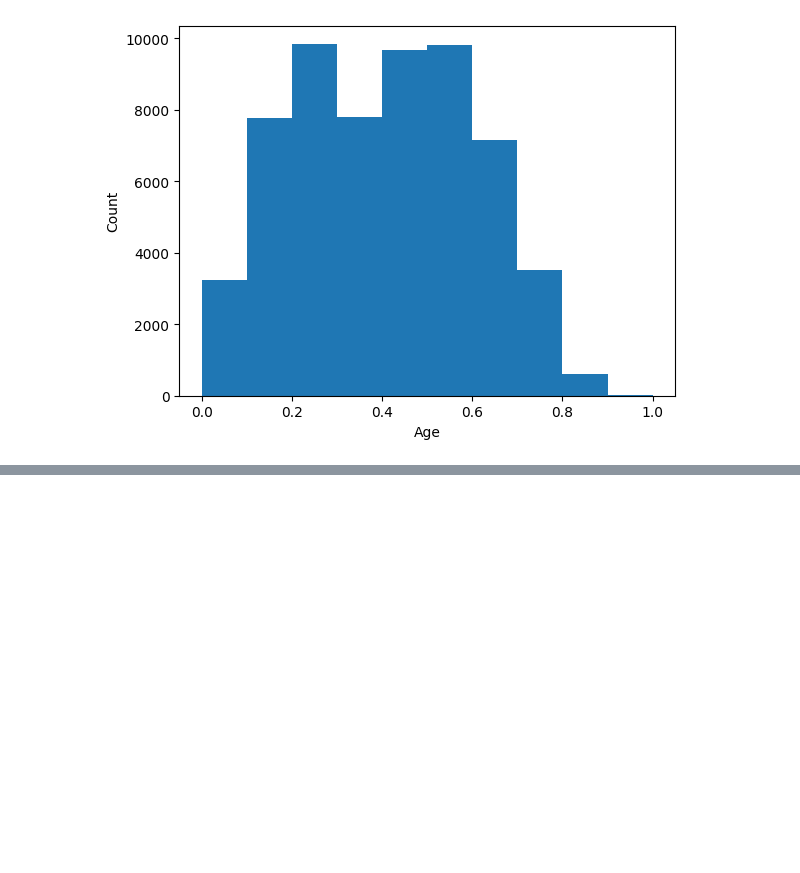
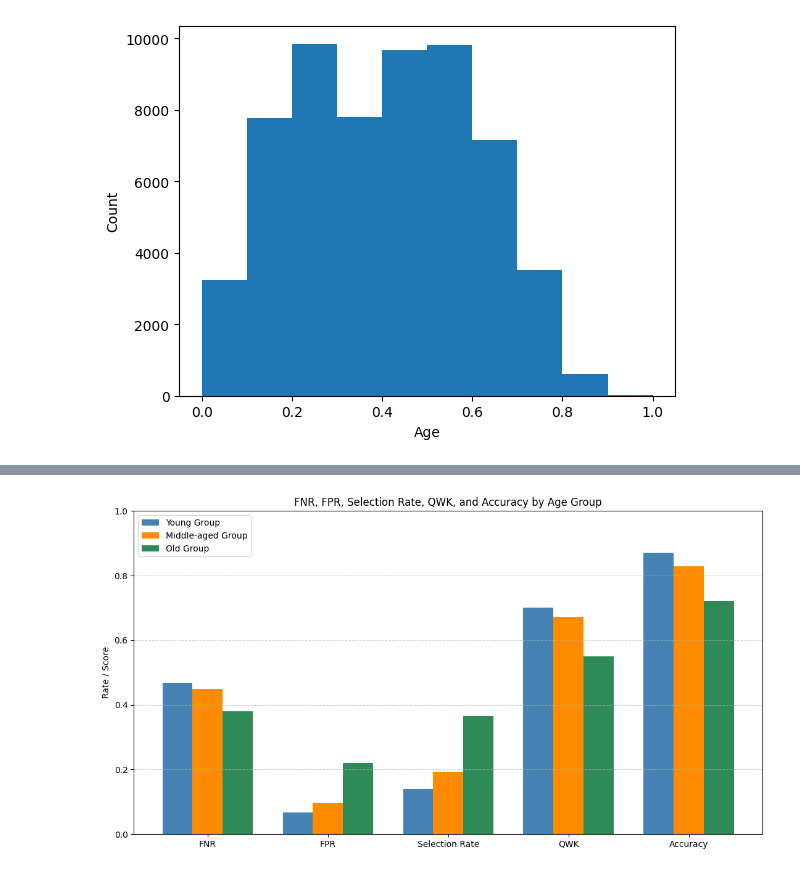
Before and after one commit to Ja-Tink/kaggle-prudential, a Jupyter notebook: code/analysis.ipynb, the cells around one changed output, grey strips where cells are left out. Cells and saved outputs as stored; diff of their text form; code cells hidden in the pictures; blank space fills up the shorter version.

```diff
--- a/code/analysis.ipynb
+++ b/code/analysis.ipynb
@@ -161,0 +321,80 @@ plt.show()
+# %%
+import matplotlib.pyplot as plt
+import numpy as np
+from sklearn.metrics import confusion_matrix, cohen_kappa_score
+
+# Bin by age
+age_bins = [0, 0.2, 0.6, 1]
+age_groups = ['Young', 'Middle-Aged', 'Old']
+train_data["group"] = pd.cut(
+    train_data["Ins_Age"],
+    bins=age_bins,
+    labels=age_groups,
+    include_lowest=True,
+    right=False
+)
+
+# Assign predictions and binarized targets
+train_data["predictions"] = train_preds.iloc[:, 1]
+train_data["binary_risk_real"] = train_data["Response"].apply(lambda x: 1 if x < 4 else 0)
+train_data["binary_risk_predictions"] = train_data["predictions"].apply(lambda x: 1 if x < 4 else 0)
+
+# Metric containers
+fnrs = []
+fprs = []
+selection_rates = []
+qwk_scores = []
+accuracies = []
+
+# Loop through each age group
+for group in age_groups:
+    group_df = train_data[train_data["group"] == group]
+
+    # Binary classification metrics
+    y_true = group_df["binary_risk_real"]
+    y_pred = group_df["binary_risk_predictions"]
+
+    tn, fp, fn, tp = confusion_matrix(y_true, y_pred).ravel()
+
+    fnr = fn / (fn + tp) if (fn + tp) > 0 else 0
+    fpr = fp / (fp + tn) if (fp + tn) > 0 else 0
+    selection_rate = (tp + fp) / len(group_df)
+    accuracy = (tp + tn) / len(group_df)
+
+    fnrs.append(fnr)
+    fprs.append(fpr)
+    selection_rates.append(selection_rate)
+    accuracies.append(accuracy)
+
+    # Quadratic Weighted Kappa
+    y_true_ord = group_df["Response"]
+    y_pred_ord = group_df["predictions"].astype(int)
+
+    qwk = cohen_kappa_score(y_true_ord, y_pred_ord, weights="quadratic")
+    qwk_scores.append(qwk)
+
+# Plotting
+metrics = ['FNR', 'FPR', 'Selection Rate', 'QWK', 'Accuracy']
+values = [fnrs, fprs, selection_rates, qwk_scores, accuracies]
+
+x = np.arange(len(metrics))
+bar_width = 0.25
+offsets = [-bar_width, 0, bar_width]
+colors = ['steelblue', 'darkorange', 'seagreen']
+
+plt.figure(figsize=(11, 6))
+
+for i, (group, offset, color) in enumerate(zip(age_groups, offsets, colors)):
+    metric_values = [fnrs[i], fprs[i], selection_rates[i], qwk_scores[i], accuracies[i]]
+    plt.bar(x + offset, metric_values, width=bar_width, label=f'{age_groups[i]} Group', color=color)
+
+plt.xticks(x, metrics)
+plt.ylabel("Rate / Score")
+plt.title("FNR, FPR, Selection Rate, QWK, and Accuracy by Age Group")
+plt.ylim(0, 1)
+plt.grid(axis='y', linestyle='--', alpha=0.6)
+plt.legend()
+plt.tight_layout()
+plt.show()
+# %% [output]
+[figure, added]
```
Also changed, not shown: parts of 22 cells of this notebook, 3 other files.
